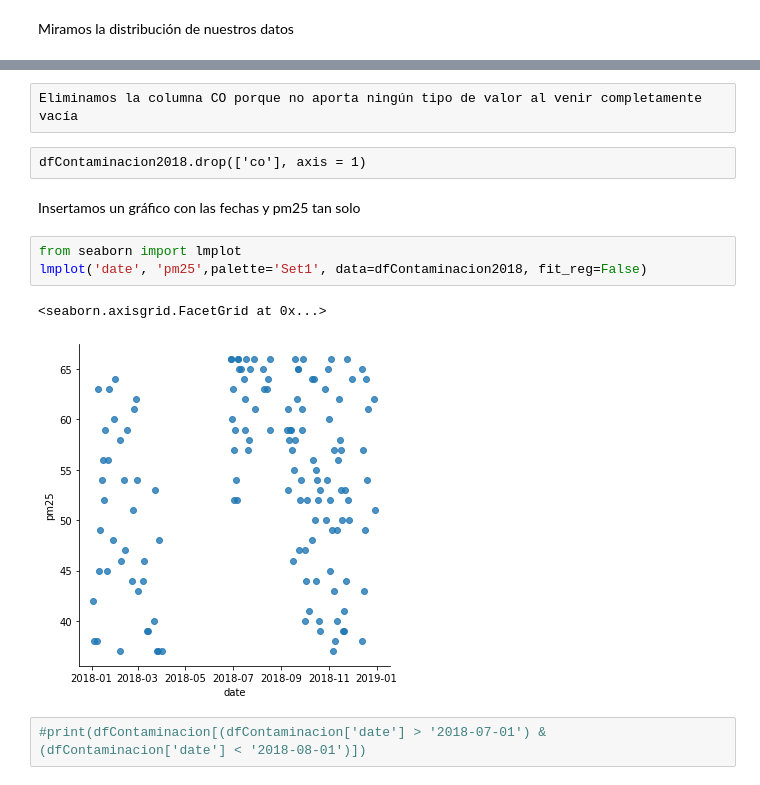
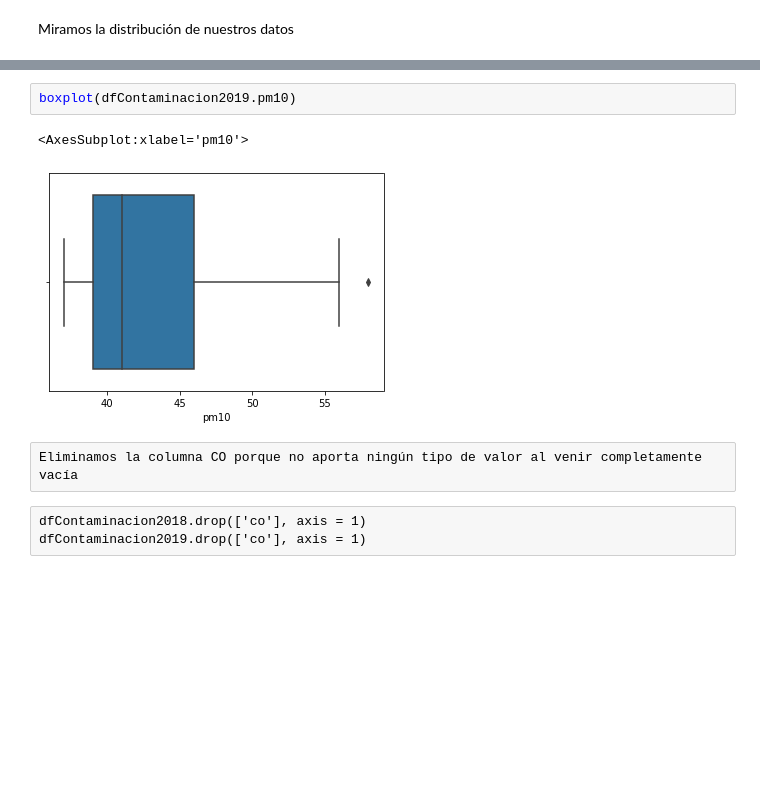
Before and after one commit to jrpecharroman/ProyectoBigData, a Jupyter notebook: datosContaminacionMadrid/JupiterNoteBook/datosMadrid.ipynb, the cells around one changed output, grey strips where cells are left out. Drawn from its saved outputs; the diff is of its cells as text; blank space fills up the shorter version.

```diff
--- a/datosContaminacionMadrid/JupiterNoteBook/datosMadrid.ipynb
+++ b/datosContaminacionMadrid/JupiterNoteBook/datosMadrid.ipynb
@@ -222,14 +255,10 @@ boxplot(dfContaminacion2018.pm25)
+# %%
+boxplot(dfContaminacion2019.pm10)
+# %% [output]
+<AxesSubplot:xlabel='pm10'>
+[figure, added]
 # %% [raw]
 Eliminamos la columna CO porque no aporta ningún tipo de valor al venir completamente vacía
 # %% [raw]
 dfContaminacion2018.drop(['co'], axis = 1)
+dfContaminacion2019.drop(['co'], axis = 1)
-# %% [markdown]
-Insertamos un gráfico con las fechas y pm25 tan solo
-# %%
-from seaborn import lmplot
-lmplot('date', 'pm25',palette='Set1', data=dfContaminacion2018, fit_reg=False)
-# %% [output]
-<seaborn.axisgrid.FacetGrid at 0x...>
-[figure, removed]
-# %%
-#print(dfContaminacion[(dfContaminacion['date'] > '2018-07-01') & (dfContaminacion['date'] < '2018-08-01')])
```
Also changed, not shown: parts of 23 cells of this notebook.
